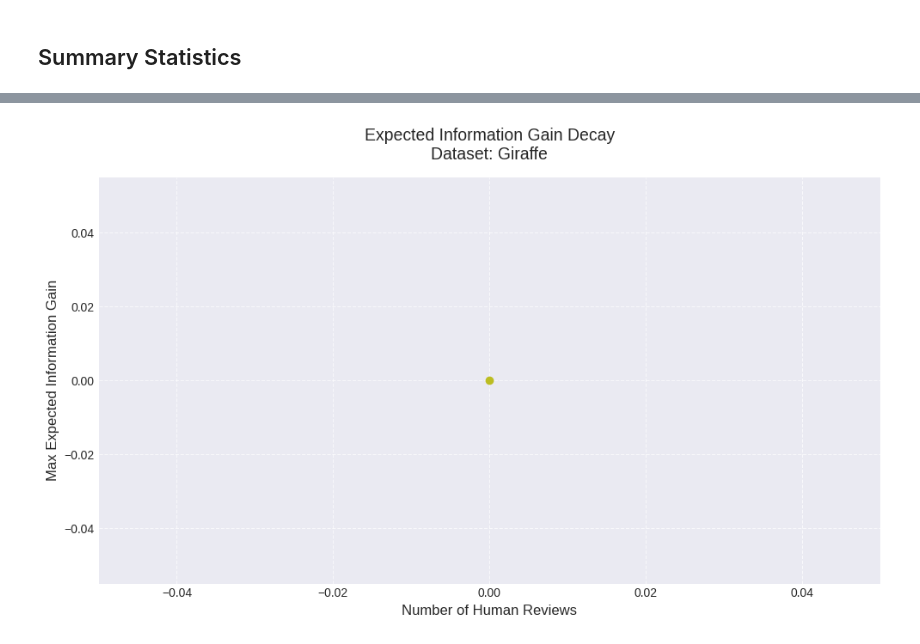
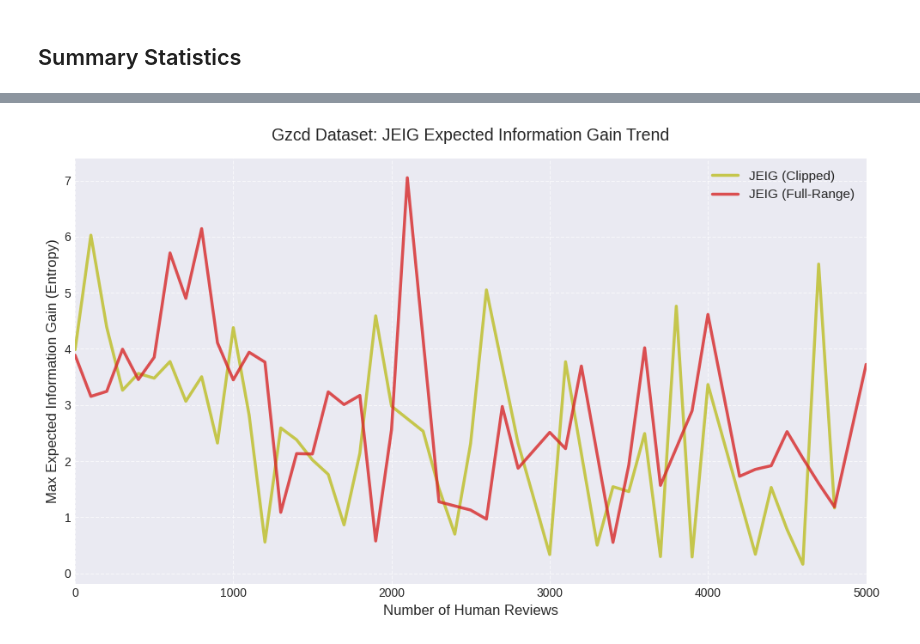
Before and after one commit to AidanWestphal/lca_jeig, a Jupyter notebook: lca/notebooks/plot_clustering_metrics.ipynb, the cells around one changed output, grey strips where cells are left out. Drawn from its saved outputs; the diff is of its cells as text; code cells hidden in the pictures.

Commit message:
Clustring Metrics Update

```diff
--- a/lca/notebooks/plot_clustering_metrics.ipynb
+++ b/lca/notebooks/plot_clustering_metrics.ipynb
@@ -50,7 +51,7 @@ METHOD_COLORS = {
 # ==========================================
 # Configuration - UPDATE THESE SETTINGS
 # ==========================================
-SPECIES = 'giraffe'  # e.g., 'whaleshark', 'beluga', 'forestelephants'
+SPECIES = 'GZCD'  # e.g., 'whaleshark', 'beluga', 'forestelephants'
 name_field = 'name'
 
 BASE_PATH = Path('/fs/ess/PAS2136/ggr_data/results/aidan')
@@ -72,9 +73,12 @@ LOG_PATHS = {
     #'NP3+AAS': TMP_PATH / SPECIES / 'output' / 'np3_aas_output.log',
     #'NIS': TMP_PATH / SPECIES / 'output' / 'nis_reference_sweep.log',
     #'GT Top-K': TMP_PATH / SPECIES / 'output' / 'gt_topk.log',
-    'JEIG': TMP_PATH / SPECIES/ 'output' / 'jeig_output.log'
-    # Path to your JEIG log file
-    # 'JEIG': Path(f'/users/PAS2136/westpa/lca_out/{SPECIES}/stability_universal_output.log')
+
+    # Original JEIG run with clipped thresholding
+    'JEIG (Clipped)': TMP_PATH / SPECIES/ 'stability_universal_output.log',
+
+    # New JEIG run using the full-range score mapping
+    'JEIG (Full-Range)': TMP_PATH / SPECIES/ 'stability_universal_output_2.log'
 }
 
 print(f"Analyzing dataset: {SPECIES}")
@@ -157,7 +162,8 @@ def parse_log_file(filepath, method, metric_type='classic'):
                 'cluster_count_ratio': cluster_ratio
             })
 
-    elif method in ('GC', 'Stability', 'NP3+AAS', 'JEIG'):
+    # UPDATE THIS LINE TO INCLUDE THE NEW NAMES
+    elif method in ('GC', 'Stability', 'NP3+AAS', 'JEIG (Clipped)', 'JEIG (Full-Range)'):
         # Matches both "Basic stats:" (older scripts) and "Incremental stats:" (JEIG & LCAv3 stability)
         stats_blocks = re.findall(
             r'(?:Basic|Incremental) stats:.*?\{(.*?)\}',
@@ -167,7 +173,8 @@ def parse_log_file(filepath, method, metric_type='classic'):
 
         # Extract JEIG-specific trend logging if it exists
         jeig_dict = {}
-        if method == 'JEIG':
+        # UPDATE THIS CONDITION AS WELL
+        if 'JEIG' in method:
             jeig_scores = re.findall(r'JEIG_Trend num_human=(\d+), max_jeig_score=([\d.]+)', content)
             jeig_dict = {int(h): float(s) for h, s in jeig_scores}
 
@@ -197,7 +204,8 @@ def parse_log_file(filepath, method, metric_type='classic'):
                     'num_pred_clusters': num_pred,
                     'num_gt_clusters': num_gt,
                     'cluster_count_ratio': cluster_ratio,
-                    'max_jeig_score': jeig_dict.get(num_human, None) if method == 'JEIG' else None
+                    # AND UPDATE THIS CONDITION
+                    'max_jeig_score': jeig_dict.get(num_human, None) if 'JEIG' in method else None
                 })
 
         metrics_data.sort(key=lambda x: x['num_human_reviews'])
@@ -635,47 +645,55 @@ Exported JEIG data to /fs/ess/PAS2136/ggr_data/results/aidan/giraffe/plots/giraf
 # %%
 # ==========================================
-# Plot: Max JEIG Score vs Human Decisions
+# JEIG Trend Plot (Max Expected Information Gain vs Reviews)
 # ==========================================
-if 'JEIG' in metrics_dfs and metrics_dfs['JEIG'] is not None:
-    jeig_df = metrics_dfs['JEIG']
+plt.figure(figsize=(10, 6))
 
-    # Filter out rows where max_jeig_score wasn't logged (e.g., initial baseline steps)
-    plot_df = jeig_df.dropna(subset=['max_jeig_score'])
+# Find all methods that include 'JEIG' in their name
+jeig_methods = [m for m in metrics_dfs.keys() if 'JEIG' in m]
 
-    if not plot_df.empty:
-        plt.figure(figsize=(10, 6))
+has_jeig_data = False
 
-        plt.plot(
-            plot_df['num_human_reviews'],
-            plot_df['max_jeig_score'],
-            marker='o',
-            linestyle='-',
-            color=METHOD_COLORS.get('JEIG', '#bcbd22'),
-            linewidth=2.5,
-            markersize=6
-        )
+for method in jeig_methods:
+    df = metrics_dfs[method]
 
-        plt.title(f'Expected Information Gain Decay\nDataset: {SPECIES.capitalize()}', fontsize=14, pad=15)
-        plt.xlabel('Number of Human Reviews', fontsize=12)
-        plt.ylabel('Max Expected Information Gain', fontsize=12)
+    # Filter only to rows that logged a max_jeig_score
+    if 'max_jeig_score' in df.columns:
+        plot_df = df.dropna(subset=['max_jeig_score'])
 
-        # Set x-limit based on config
-        max_x = min(max_human_reviews, plot_df['num_human_reviews'].max())
-        plt.xlim(left=0, right=max_x)
+        if not plot_df.empty:
+            has_jeig_data = True
+            plt.plot(
+                plot_df['num_human_reviews'],
+                plot_df['max_jeig_score'],
+                label=method,
+                color=METHOD_COLORS.get(method, '#000000'),
+                linewidth=2.5,
+                alpha=0.8
+            )
 
-        # Add a subtle grid
-        plt.grid(True, linestyle='--', alpha=0.7)
-        plt.tight_layout()
+if has_jeig_data:
+    plt.title(f'{SPECIES.capitalize()} Dataset: JEIG Expected Information Gain Trend', fontsize=14, pad=15)
+    plt.xlabel('Number of Human Reviews', fontsize=12)
+    plt.ylabel('Max Expected Information Gain (Entropy)', fontsize=12)
 
-        # Save the plot
-        jeig_plot_filename = PLOT_PATH / f'{SPECIES}_jeig_trend.png'
-        plt.savefig(jeig_plot_filename, dpi=300, bbox_inches='tight')
-        plt.show()
+    # Set x-limit based on config
+    max_x = min(max_human_reviews, max([metrics_dfs[m]['num_human_reviews'].max() for m in jeig_methods]))
+    plt.xlim(left=0, right=max_x)
 
-        print(f"✓ Saved JEIG trend plot to: {jeig_plot_filename}")
-    else:
-        print("No JEIG trend data found in the DataFrame. Make sure the log file contains 'JEIG_Trend' lines.")
+    # Add legend to distinguish Clipped vs Full-Range
+    plt.legend(fontsize=11)
+
+    # Add a subtle grid
+    plt.grid(True, linestyle='--', alpha=0.7)
+    plt.tight_layout()
+
+    # Save the plot
+    jeig_plot_filename = PLOT_PATH / f'{SPECIES}_jeig_trend_comparison.png'
+    plt.savefig(jeig_plot_filename, dpi=300, bbox_inches='tight')
+    plt.show()
+
+    print(f"✓ Saved JEIG trend comparison plot to: {jeig_plot_filename}")
 else:
-    print("JEIG dataframe not found in metrics_dfs. Did the parsing cell run correctly?")
+    print("No JEIG trend data found in the DataFrames. Make sure the log files contain 'JEIG_Trend' lines and the parsing cell ran correctly.")
 # %% [output]
-[figure, old version]
+[figure, new version]
```
Also changed, not shown: parts of 11 cells of this notebook.
